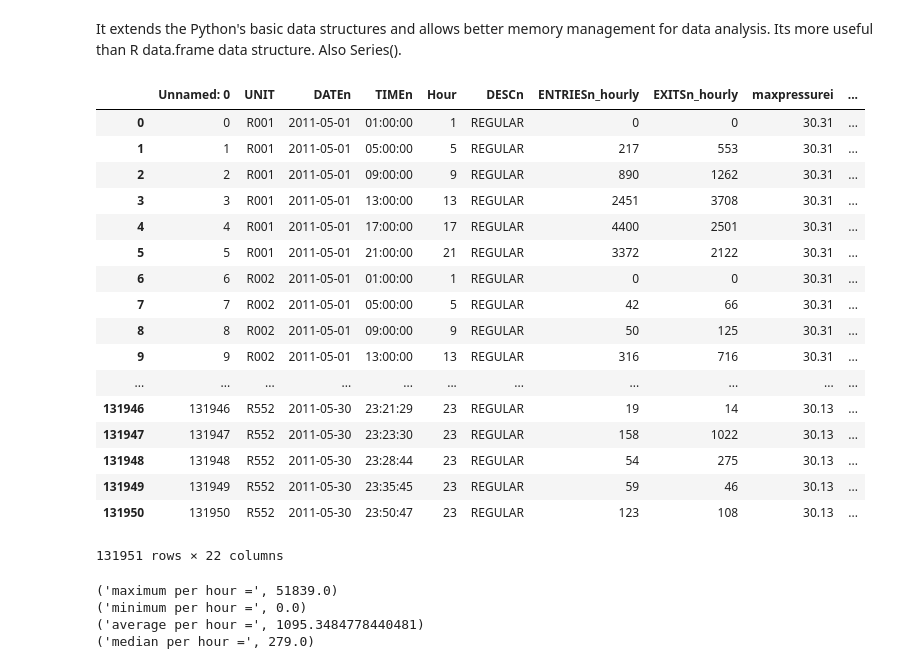
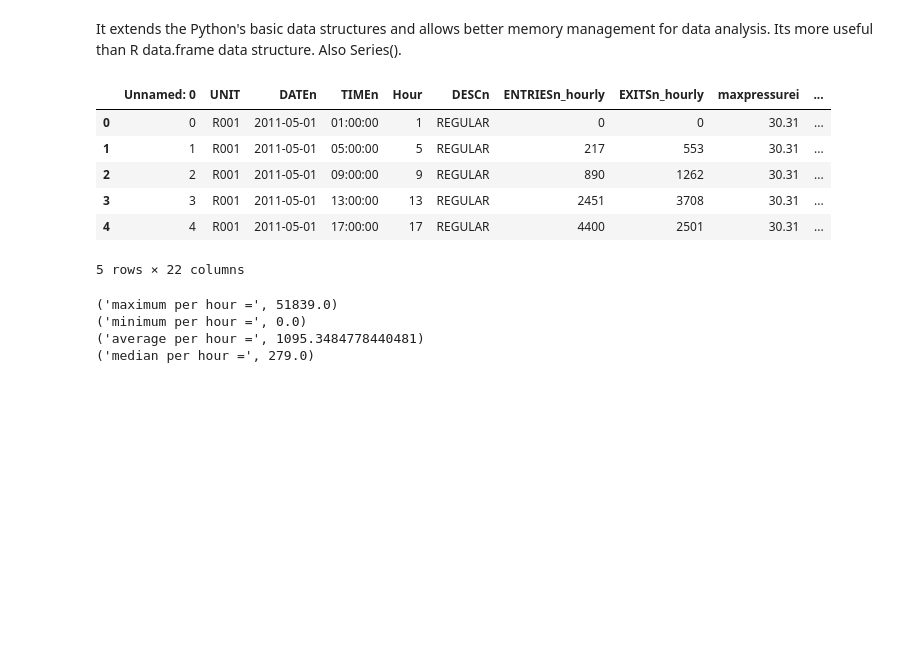
Before and after one commit to curiouspal/python-lessons, a Jupyter notebook: test2-pal.ipynb, the cells around one changed output. Cells and saved outputs as stored; diff of their text form; code cells hidden in the pictures; blank space fills up the shorter version.

```diff
--- a/test2-pal.ipynb
+++ b/test2-pal.ipynb
@@ -167,27 +167,16 @@ It extends the Python's basic data structures and allows better memory managemen
 # %%
 import pandas as pd
 records = pd.read_csv('turnstile_data_master_with_weather.csv')
 frame = pd.DataFrame(records)
-frame
+frame[:5]
 # %% [output]
 |  | Unnamed: 0 | UNIT | DATEn | TIMEn | Hour | DESCn | ENTRIESn_hourly | EXITSn_hourly | maxpressurei | ... |
 | 0 | 0 | R001 | 2011-05-01 | 01:00:00 | 1 | REGULAR | 0 | 0 | 30.31 | ... |
 | 1 | 1 | R001 | 2011-05-01 | 05:00:00 | 5 | REGULAR | 217 | 553 | 30.31 | ... |
 | 2 | 2 | R001 | 2011-05-01 | 09:00:00 | 9 | REGULAR | 890 | 1262 | 30.31 | ... |
 | 3 | 3 | R001 | 2011-05-01 | 13:00:00 | 13 | REGULAR | 2451 | 3708 | 30.31 | ... |
 | 4 | 4 | R001 | 2011-05-01 | 17:00:00 | 17 | REGULAR | 4400 | 2501 | 30.31 | ... |
-| 5 | 5 | R001 | 2011-05-01 | 21:00:00 | 21 | REGULAR | 3372 | 2122 | 30.31 | ... |
-| 6 | 6 | R002 | 2011-05-01 | 01:00:00 | 1 | REGULAR | 0 | 0 | 30.31 | ... |
-| 7 | 7 | R002 | 2011-05-01 | 05:00:00 | 5 | REGULAR | 42 | 66 | 30.31 | ... |
-| 8 | 8 | R002 | 2011-05-01 | 09:00:00 | 9 | REGULAR | 50 | 125 | 30.31 | ... |
-| 9 | 9 | R002 | 2011-05-01 | 13:00:00 | 13 | REGULAR | 316 | 716 | 30.31 | ... |
-| ... | ... | ... | ... | ... | ... | ... | ... | ... | ... | ... |
-| 131946 | 131946 | R552 | 2011-05-30 | 23:21:29 | 23 | REGULAR | 19 | 14 | 30.13 | ... |
-| 131947 | 131947 | R552 | 2011-05-30 | 23:23:30 | 23 | REGULAR | 158 | 1022 | 30.13 | ... |
-| 131948 | 131948 | R552 | 2011-05-30 | 23:28:44 | 23 | REGULAR | 54 | 275 | 30.13 | ... |
-| 131949 | 131949 | R552 | 2011-05-30 | 23:35:45 | 23 | REGULAR | 59 | 46 | 30.13 | ... |
-| 131950 | 131950 | R552 | 2011-05-30 | 23:50:47 | 23 | REGULAR | 123 | 108 | 30.13 | ... |
-131951 rows × 22 columns
+5 rows × 22 columns
 # %%
 print('maximum per hour =', frame['ENTRIESn_hourly'].max())
 print('minimum per hour =', frame['ENTRIESn_hourly'].min())
```
Also changed, not shown: parts of 16 cells of this notebook.
